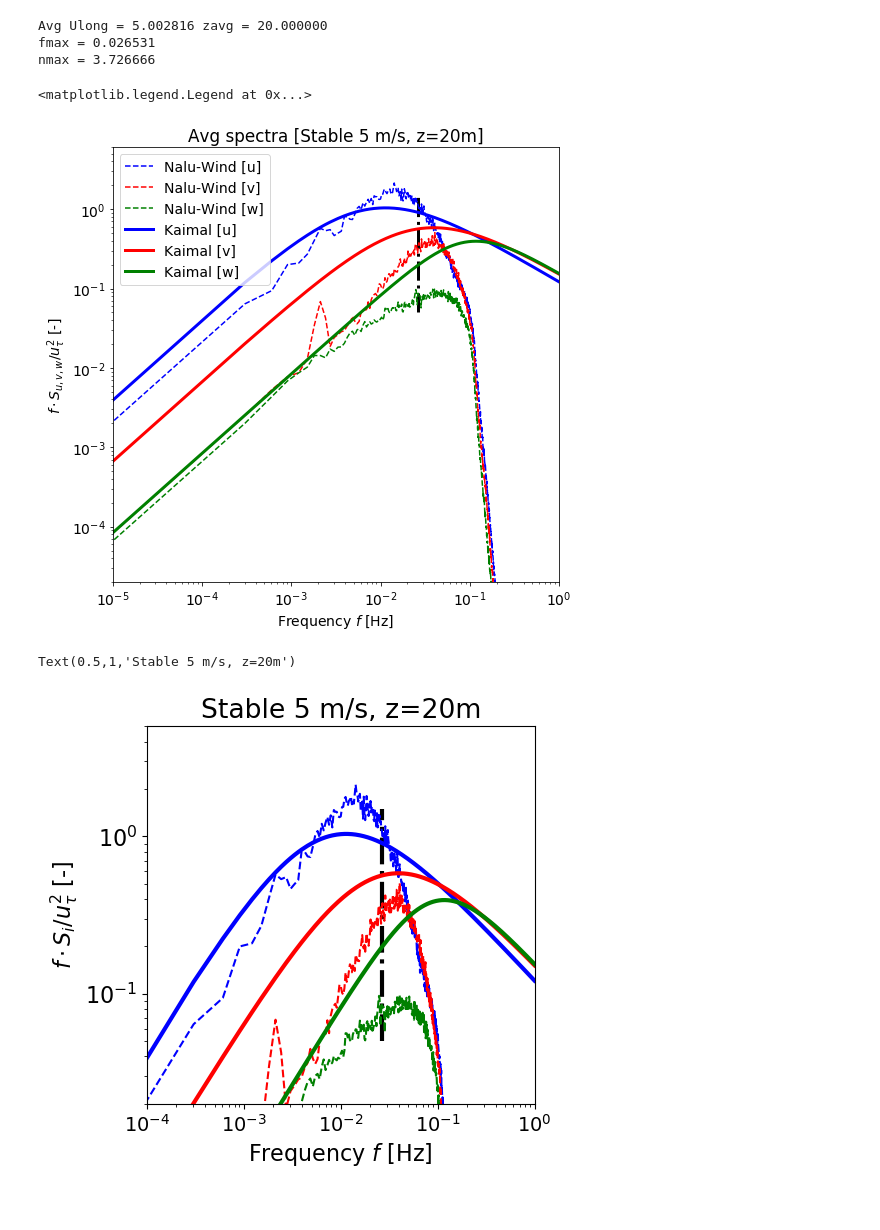
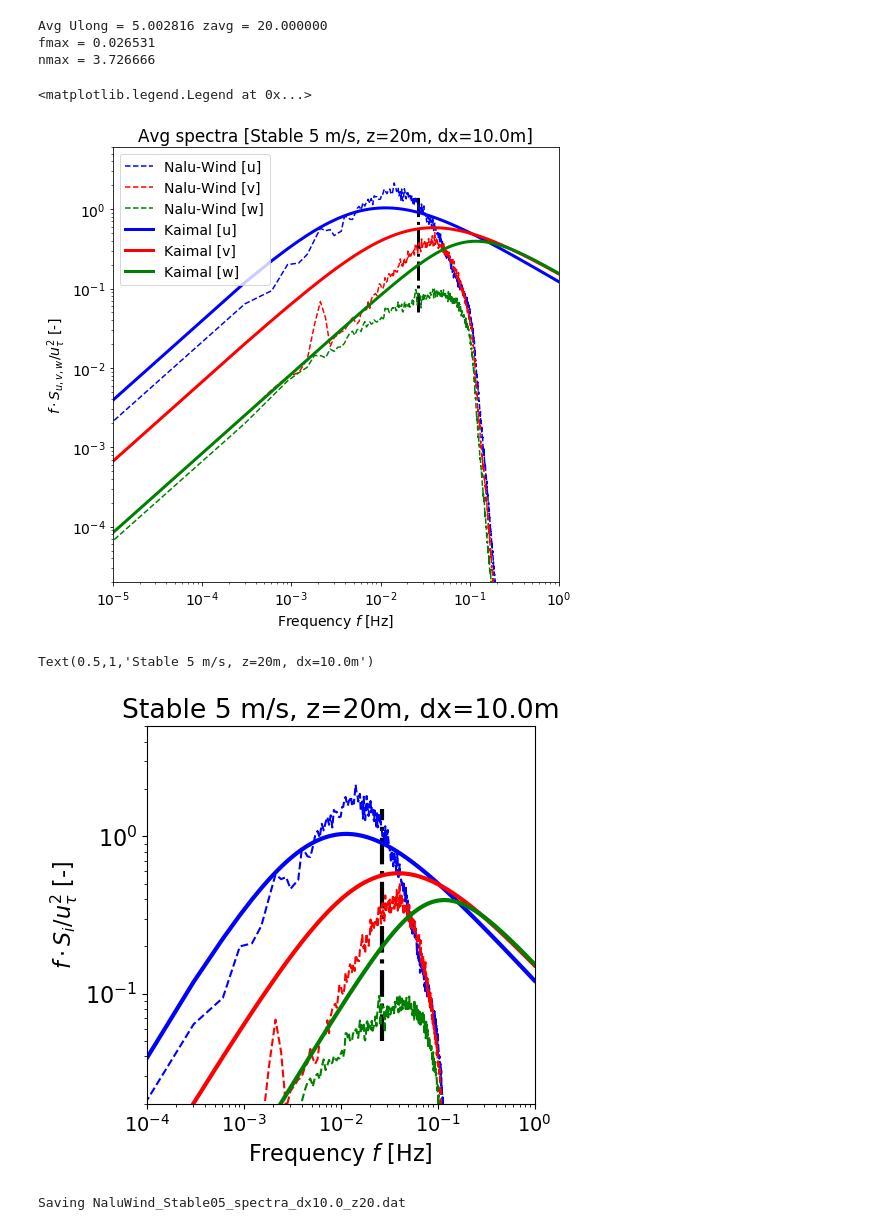
Before and after one commit to lawrenceccheung/AIAAScitech2021, a Jupyter notebook: NaluWindRuns/stable/05ms/05ms_iter02/Spectra_Stable_05ms.ipynb, the cells around one changed output. Drawn from its saved outputs; the diff is of its cells as text; code cells hidden in the pictures.

```diff
--- a/NaluWindRuns/stable/05ms/05ms_iter02/Spectra_Stable_05ms.ipynb
+++ b/NaluWindRuns/stable/05ms/05ms_iter02/Spectra_Stable_05ms.ipynb
@@ -78,11 +80,18 @@ planenum = 0
 jvector  = [0, 5, 10, 15, 20, 25, 30, 35, 40, 45, 50, 55, 60, 65, 70, 75]
 ivector  = [0, 5, 10, 15, 20, 25, 30, 35, 40, 45, 50, 55, 60, 65, 70, 75]
 
+szvector = [[0, '20'],
+            #[1, '40'],
+            #[2, '60'],
+           ]
 # Averaging bins
 avgbins = [[15000.5, 18300],[16650.5, 19950]] # #[[20000.5, 23300],[21650.5, 24950]]
 
 # Friction velocity.  Eventually this should be pulled from the ABL stats file
 utau     = 0.14238698987034834
+
+dx          = 10.0 # Grid spacing
+saveprefix  ='NaluWind_Stable05_spectra_dx%04.1f'%dx
 # %%
 # Construct the list of planefiles and average
 s='20'
@@ -118,7 +127,8 @@ Su_Kai[s] = windspectra.getKaimal(favg[s], zavg[s], avgUlong[s])
 Sv_Kai[s] = windspectra.getKaimal(favg[s], zavg[s], avgUlong[s], params=windspectra.vKaimalconst)
 Sw_Kai[s] = windspectra.getKaimal(favg[s], zavg[s], avgUlong[s], params=windspectra.wKaimalconst)
 
-fmax = 0.6*avgUlong[s]/(8*np.sqrt(2)*10)
+#dx   = 10
+fmax = 0.6*avgUlong[s]/(8*np.sqrt(2)*dx)
 allfmax[s]=fmax
 print("fmax = %f"%fmax)
 print("nmax = %f"%(fmax*zavg[s]/utau))
@@ -153,39 +163,50 @@ plt.ylim([2E-5, 6]);
 plt.xlim([1E-5, 1]);
 plt.xlabel('Frequency $f$ [Hz]')
 plt.ylabel('$f\cdot S_{u,v,w}/u_{\\tau}^2$ [-]')
-plt.title('Avg spectra [Stable 5 m/s, z=%sm]'%s)
+plt.title('Avg spectra [Stable 5 m/s, z=%sm, dx=%2.1fm]'%(s, dx))
 plt.legend(loc='upper left')
 # %% [output]
 <matplotlib.legend.Legend at 0x...>
-[figure, old version]
+[figure, new version]
 # %%
 # --- Paper version ---
 plt.figure(figsize=(5,5),dpi=100)
 plt.rc('font', size=16)
 plt.rc('xtick', labelsize=14)
 # Plot the Nalu Wind spectra
 s='20'
 f=favg[s]
 plt.loglog(f, f*Suu_avg[s]/utau**2, 'b--', label='Nalu-Wind [u]')
 plt.loglog(f, f*Svv_avg[s]/utau**2, 'r--', label='Nalu-Wind [v]')
 plt.loglog(f, f*Sww_avg[s]/utau**2, 'g--', label='Nalu-Wind [w]')
 
 # Plot Kaimal
 plt.loglog(f, Su_Kai[s],'b', lw=3, label='Kaimal [u]')
 plt.loglog(f, Sv_Kai[s],'r', lw=3, label='Kaimal [v]')
 plt.loglog(f, Sw_Kai[s],'g', lw=3, label='Kaimal [w]')
 
 # Plot where the spectral cut-off is
 plt.vlines(fmax, 5e-2, 1.5,lw=3, linestyle='-.')
 
 # Formatting options
 plt.ylim([2E-2, 5]);
 plt.xlim([1E-4, 1]);
 plt.xlabel('Frequency $f$ [Hz]')
 plt.ylabel('$f\cdot S_{i}/u_{\\tau}^2$ [-]')
-plt.title('Stable 5 m/s, z=%sm'%s)
+#plt.title('Stable 5 m/s, z=%sm'%s)
+plt.title('Stable 5 m/s, z=%sm, dx=%2.1fm'%(s, dx))
 #plt.title('Avg spectra [Neutral 10 m/s, z=%sm]'%s)
 #plt.legend(loc='upper left')
 # %% [output]
-Text(0.5,1,'Stable 5 m/s, z=20m')
+Text(0.5,1,'Stable 5 m/s, z=20m, dx=10.0m')
-[figure, old version]
+[figure, new version]
+# %%
+# Save the files
+for izrow, zrow in enumerate(szvector):
+    s = zrow[1]
+    savefile=saveprefix+'_z%s.dat'%s
+    savedat=np.vstack((favg[s], Suu_avg[s], Svv_avg[s], Sww_avg[s])).transpose()
+    print('Saving %s'%savefile)
+    np.savetxt(savefile,savedat,header="f, Suu, Svv, Sww")
+# %% [output]
+Saving NaluWind_Stable05_spectra_dx10.0_z20.dat
```
Also changed, not shown: parts of 1 cell of this notebook, 22 other files.
